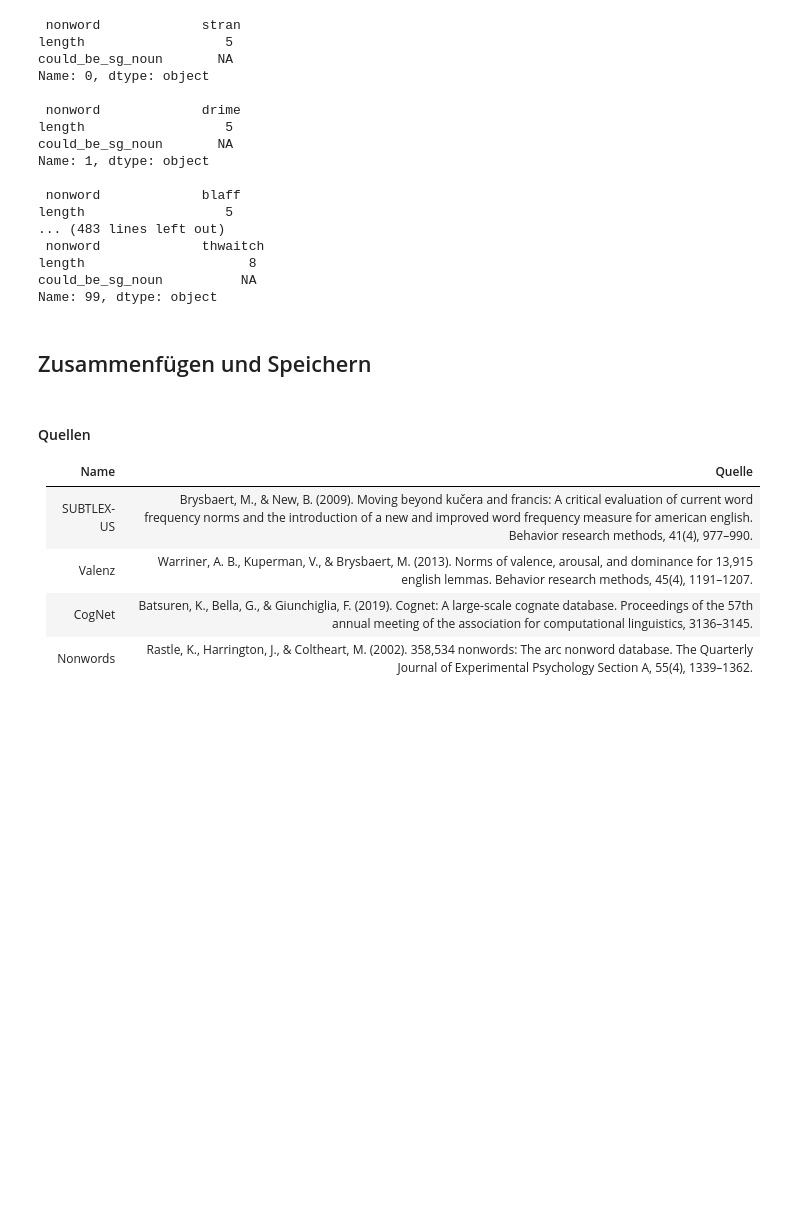
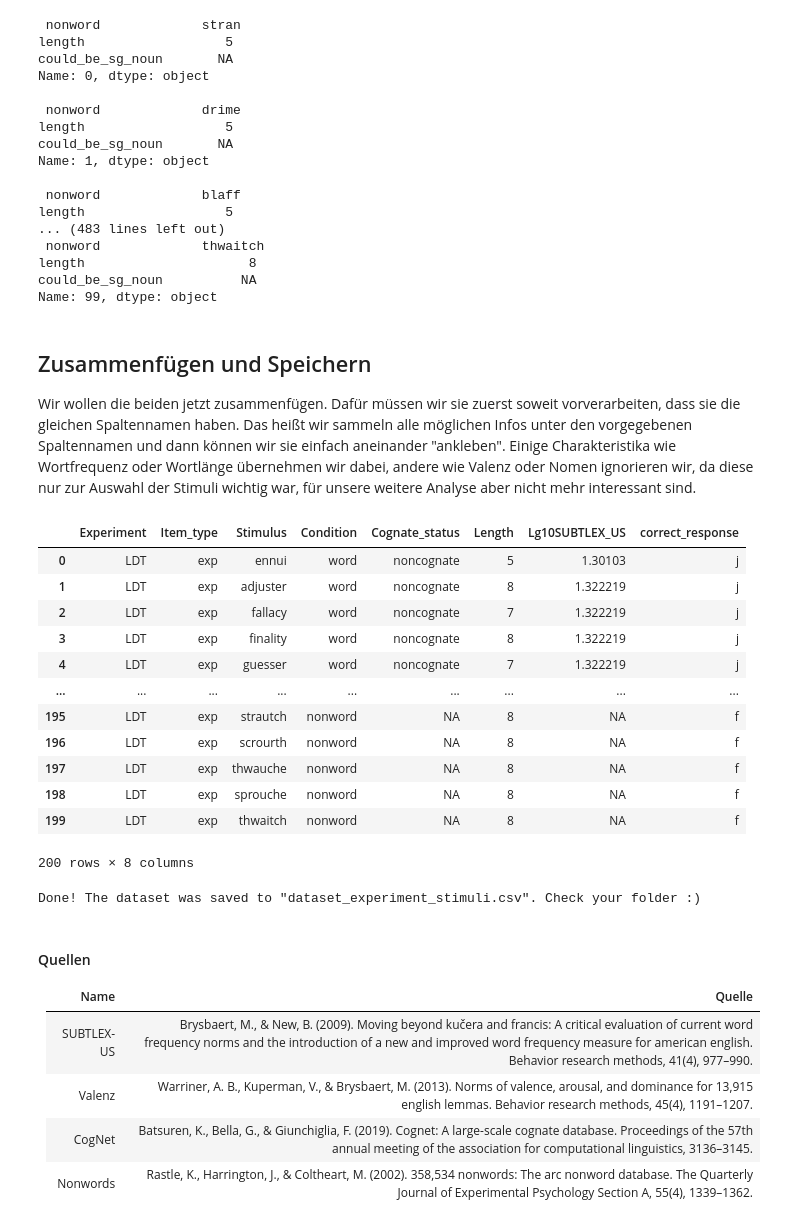
Before and after one commit to jasminorth/lang_emot_cognition, a Jupyter notebook: Dataset/dataset_creation.ipynb, the cells around one changed output. Cells and saved outputs as stored; diff of their text form; code cells hidden in the pictures; blank space fills up the shorter version.

Commit message:
broadly done

```diff
--- a/Dataset/dataset_creation.ipynb
+++ b/Dataset/dataset_creation.ipynb
@@ -875,13 +875,13 @@ with open("nonwords_original_results_clean.txt", "r", encoding="utf-8") as file:
 
         nonwords.append((nonword, int(length)))
 
-nonwords_df = pd.DataFrame(nonwords, columns = ["nonword", "length"])
+initial_nonwords_df = pd.DataFrame(nonwords, columns = ["nonword", "length"])
 
 # Feedback:
-original_nonword_size = len(nonwords_df)
+original_nonword_size = len(initial_nonwords_df)
 print(f"Read nonword file, found {original_nonword_size} words.")
 
-nonwords_df
+initial_nonwords_df
 # %% [output]
 Read nonword file, found 56909 words.
 |  | nonword | length |
@@ -901,7 +901,7 @@ Read nonword file, found 56909 words.
 ### Automatisches Aussortieren
 # %%
 # kopieren
-auto_correct_df = nonwords_df.copy()
+auto_correct_df = initial_nonwords_df.copy()
 
 # erstmal mit Füller-Werten arbeiten
 auto_correct_df["could_be_sg_noun"] = "NA"
@@ -1067,3 +1067,5 @@ could_be_sg_noun          NA
 Name: 99, dtype: object
 # %% [markdown]
 ## Zusammenfügen und Speichern
+
+Wir wollen die beiden jetzt zusammenfügen. Dafür müssen wir sie zuerst soweit vorverarbeiten, dass sie die gleichen Spaltennamen haben. Das heißt wir sammeln alle möglichen Infos unter den vorgegebenen Spaltennamen und dann können wir sie einfach aneinander "ankleben". Einige Charakteristika wie Wortfrequenz oder Wortlänge übernehmen wir dabei, andere wie Valenz oder Nomen ignorieren wir, da diese nur zur Auswahl der Stimuli wichtig war, für unsere weitere Analyse aber nicht mehr interessant sind.
@@ -1072,7 +1084,46 @@ Name: 99, dtype: object
+# %%
+word_df = pd.DataFrame({"Experiment": "LDT",    # immer LDT
+        "Item_type": "exp",      # exp oder prac
+        "Stimulus": sampled["word"],       # stimuli
+        "Condition": "word",      # word oder nonword
+        "Cognate_status": "noncognate",     # noncognate oder NA
+        "Length": sampled["length"],     # Wortlänge
+        "Lg10SUBTLEX_US": sampled["freq"],     # Wortfrequenz oder NA
+        "correct_response": "j"})       # j oder f
+
+nonword_df = pd.DataFrame({"Experiment": "LDT",    # immer LDT
+        "Item_type": "exp",      # exp oder prac
+        "Stimulus": selected_nonwords["nonword"],       # stimuli
+        "Condition": "nonword",      # word oder nonword
+        "Cognate_status": "NA",     # noncognate oder NA
+        "Length": selected_nonwords["length"],     # Wortlänge
+        "Lg10SUBTLEX_US": "NA",     # Wortfrequenz oder NA
+        "correct_response": "f"})       # j oder f
+
+full_df = pd.concat([word_df, nonword_df], ignore_index = True)
+
+# So sieht das dann aus
+full_df
+# %% [output]
+|  | Experiment | Item_type | Stimulus | Condition | Cognate_status | Length | Lg10SUBTLEX_US | correct_response |
+| 0 | LDT | exp | ennui | word | noncognate | 5 | 1.30103 | j |
+| 1 | LDT | exp | adjuster | word | noncognate | 8 | 1.322219 | j |
+| 2 | LDT | exp | fallacy | word | noncognate | 7 | 1.322219 | j |
+| 3 | LDT | exp | finality | word | noncognate | 8 | 1.322219 | j |
+| 4 | LDT | exp | guesser | word | noncognate | 7 | 1.322219 | j |
+| ... | ... | ... | ... | ... | ... | ... | ... | ... |
+| 195 | LDT | exp | strautch | nonword | NA | 8 | NA | f |
+| 196 | LDT | exp | scrourth | nonword | NA | 8 | NA | f |
+| 197 | LDT | exp | thwauche | nonword | NA | 8 | NA | f |
+| 198 | LDT | exp | sprouche | nonword | NA | 8 | NA | f |
+| 199 | LDT | exp | thwaitch | nonword | NA | 8 | NA | f |
+200 rows × 8 columns
 # %%
-# save
-non_cognate_df.to_csv("dataframe_exp.csv", encoding='utf-8', index=False, sep = ";")
-print(f"Done! The dataset was saved to \"dataframe_exp.csv\". Check your folder :)")
+# Speichern
+full_df.to_csv("dataset_experiment_stimuli.csv", encoding='utf-8', index=False, sep = ";")
+print(f"Done! The dataset was saved to \"dataset_experiment_stimuli.csv\". Check your folder :)")
+# %% [output]
+Done! The dataset was saved to "dataset_experiment_stimuli.csv". Check your folder :)
 # %%
 
 
```
Also changed, not shown: parts of 2 cells of this notebook, 1 other file.
